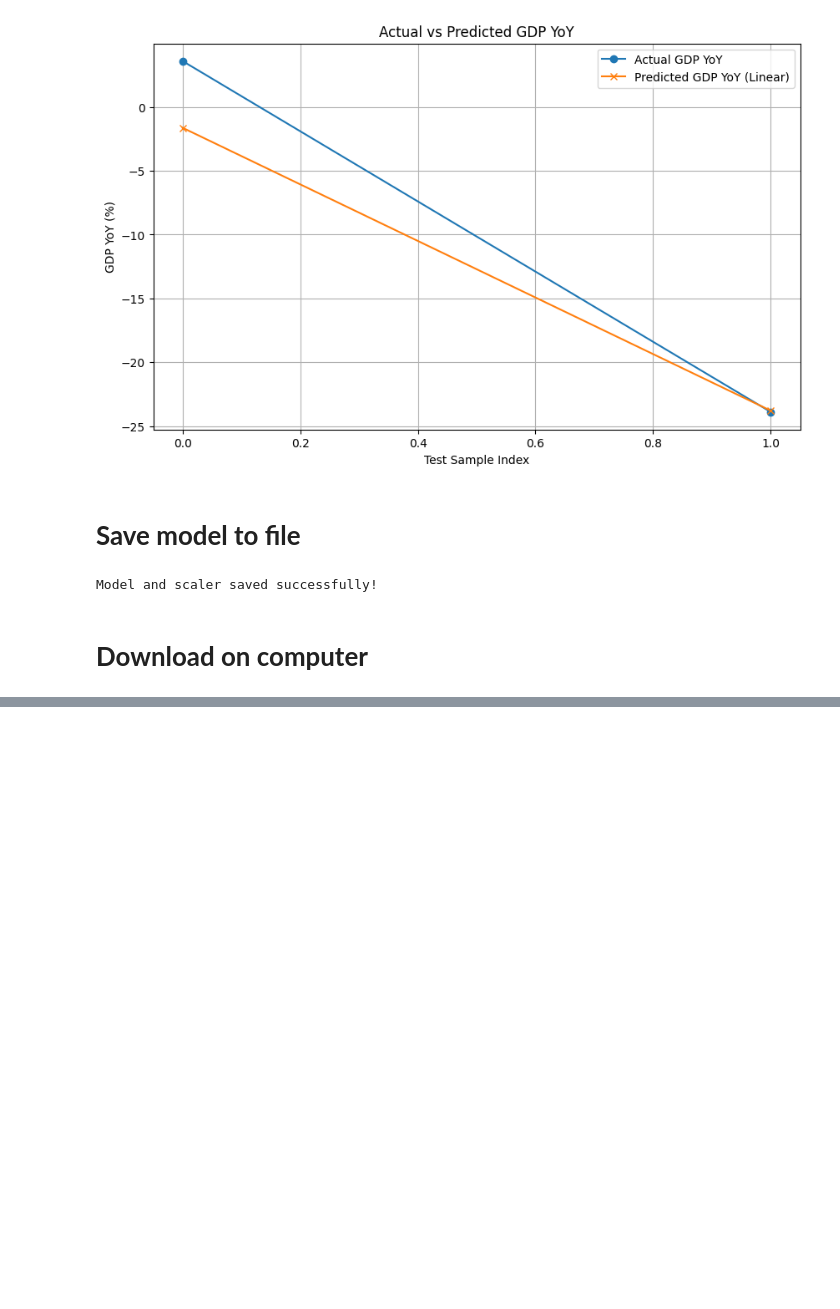
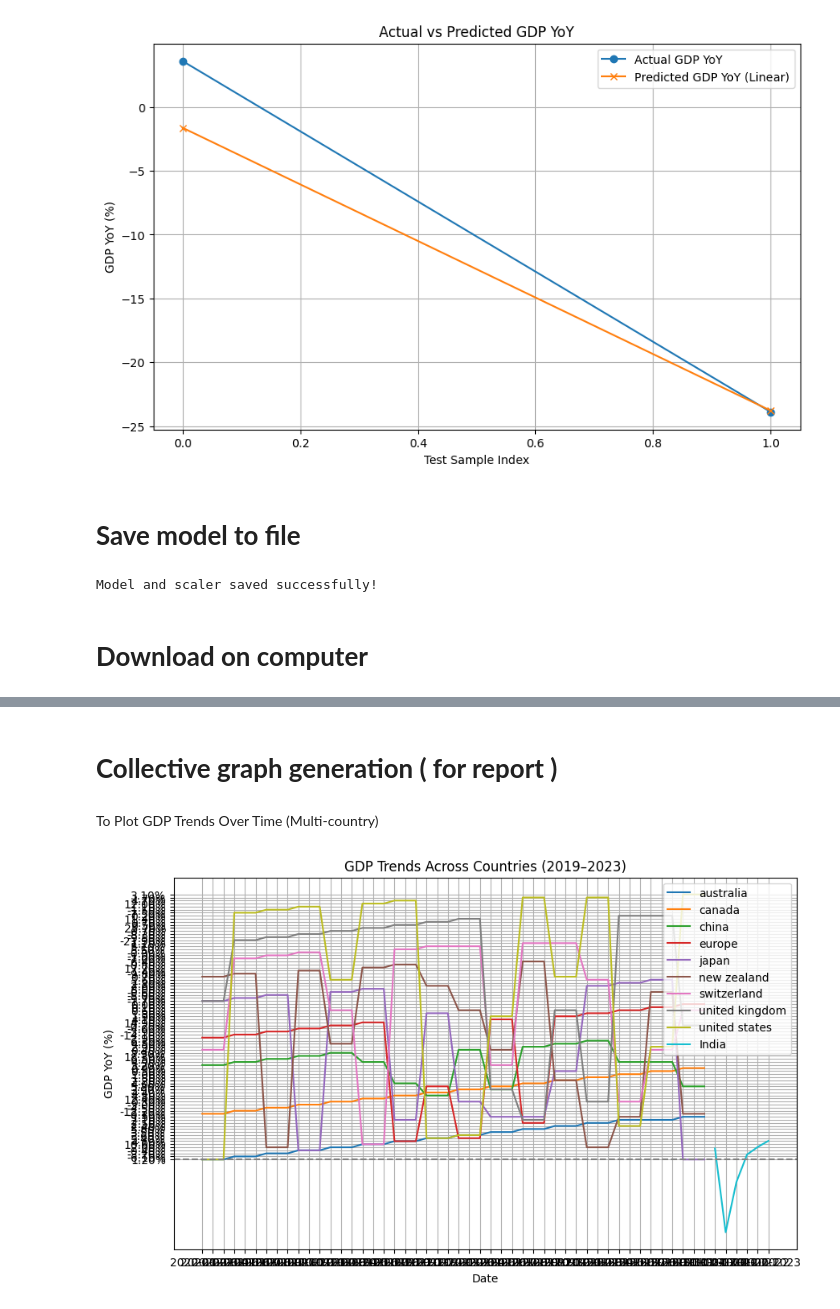
Before and after one commit to Saumya2005-dot/post-covid-ml-analysis, a Jupyter notebook: Post_COVID_Effects_Analysis.ipynb, the cells around one changed output, grey strips where cells are left out. Saved outputs shown, nothing was run; the diff lists cells and outputs as text; code cells hidden in the pictures; blank space fills up the shorter version.

Commit message:
Plot GDP Trends Over Time (Multi-country)

```diff
--- a/Post_COVID_Effects_Analysis.ipynb
+++ b/Post_COVID_Effects_Analysis.ipynb
@@ -477,0 +480,3 @@ files.download('scaler.pkl')
+# %%
+# Force pandas to infer date formats automatically
+df_combined['date'] = pd.to_datetime(df_combined['date'], errors='coerce', dayfirst=True)
@@ -477,0 +494,21 @@ files.download('scaler.pkl')
+# %% [markdown]
+# **Collective graph generation ( for report )**
+# %% [markdown]
+To Plot GDP Trends Over Time (Multi-country)
+# %%
+import matplotlib.pyplot as plt
+
+plt.figure(figsize=(10,6))
+for country in df_combined['country'].unique():
+    subset = df_combined[df_combined['country'] == country]
+    plt.plot(subset['date'], subset['gdp yoy'], label=country)
+
+plt.axhline(0, color='gray', linestyle='--')
+plt.xlabel('Date')
+plt.ylabel('GDP YoY (%)')
+plt.title('GDP Trends Across Countries (2019–2023)')
+plt.legend()
+plt.grid(True)
+plt.show()
+# %% [output]
+[figure, added]
```
Also changed, not shown: parts of 8 cells of this notebook.
